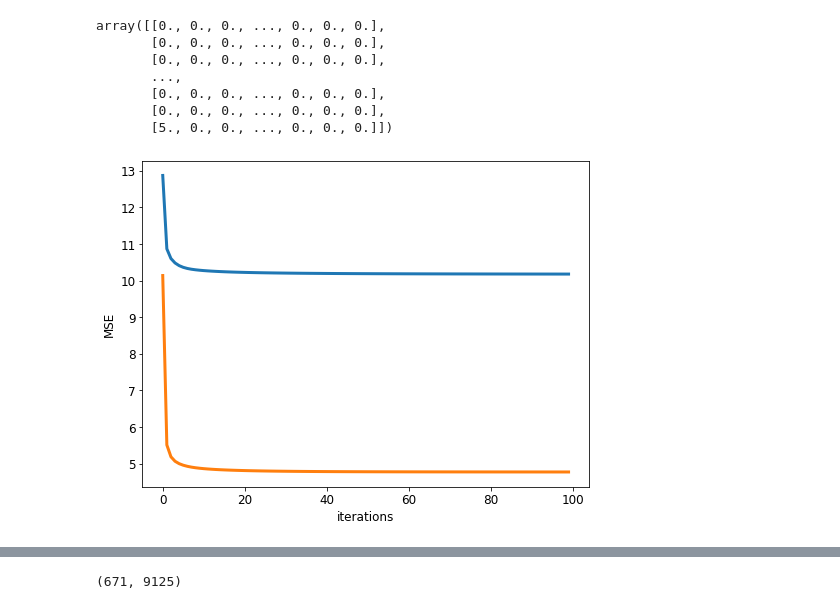
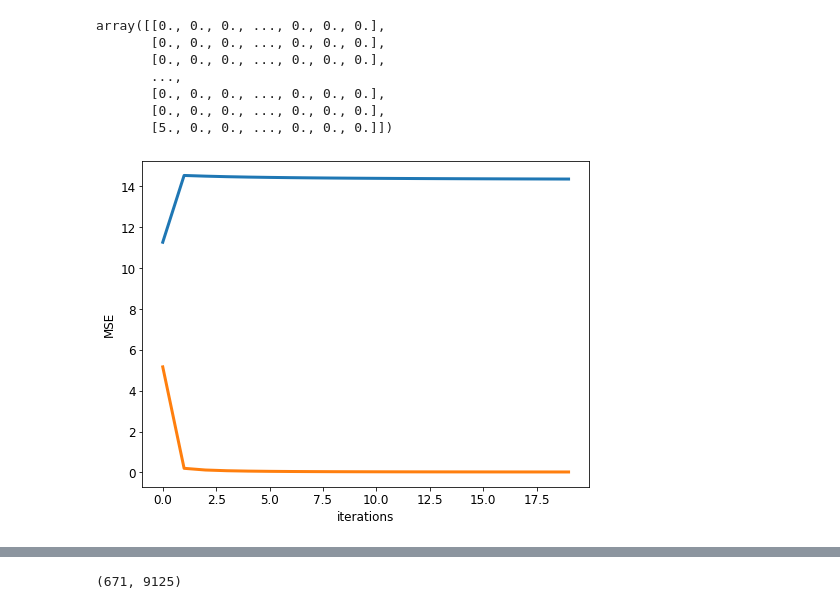
Before and after one commit to ElenaVillano/sistemas_recomendacion, a Jupyter notebook: el_bueno.ipynb, the cells around one changed output, grey strips where cells are left out. Cells and saved outputs as stored; diff of their text form; code cells hidden in the pictures.

```diff
--- a/el_bueno.ipynb
+++ b/el_bueno.ipynb
@@ -248,16 +248,16 @@ class ExplicitMF:
 def plot_learning_curve(model):
     """visualize the training/testing loss"""
     linewidth = 3
-    plt.plot(model.test_mse_record, label = 'Test', linewidth = linewidth)
-    plt.plot(model.train_mse_record, label = 'Train', linewidth = linewidth)
+    plt.plot(model.test_mse_record, label = 'Test', linewidth = linewidth,col='r')
+    plt.plot(model.train_mse_record, label = 'Train', linewidth = linewidth,col='c')
     plt.xlabel('iterations')
     plt.ylabel('MSE')
 # %%
-als = ExplicitMF(n_iters = 100, n_factors = 40, reg = 1)
+als = ExplicitMF(n_iters = 20, n_factors = 600, reg = 1)
 als.fit(train, test)
 plot_learning_curve(als)
 # %% [output]
-[figure, old version]
+[figure, new version]
 # %%
 K = 5
 # %%
```
Also changed, not shown: parts of 12 cells of this notebook.
